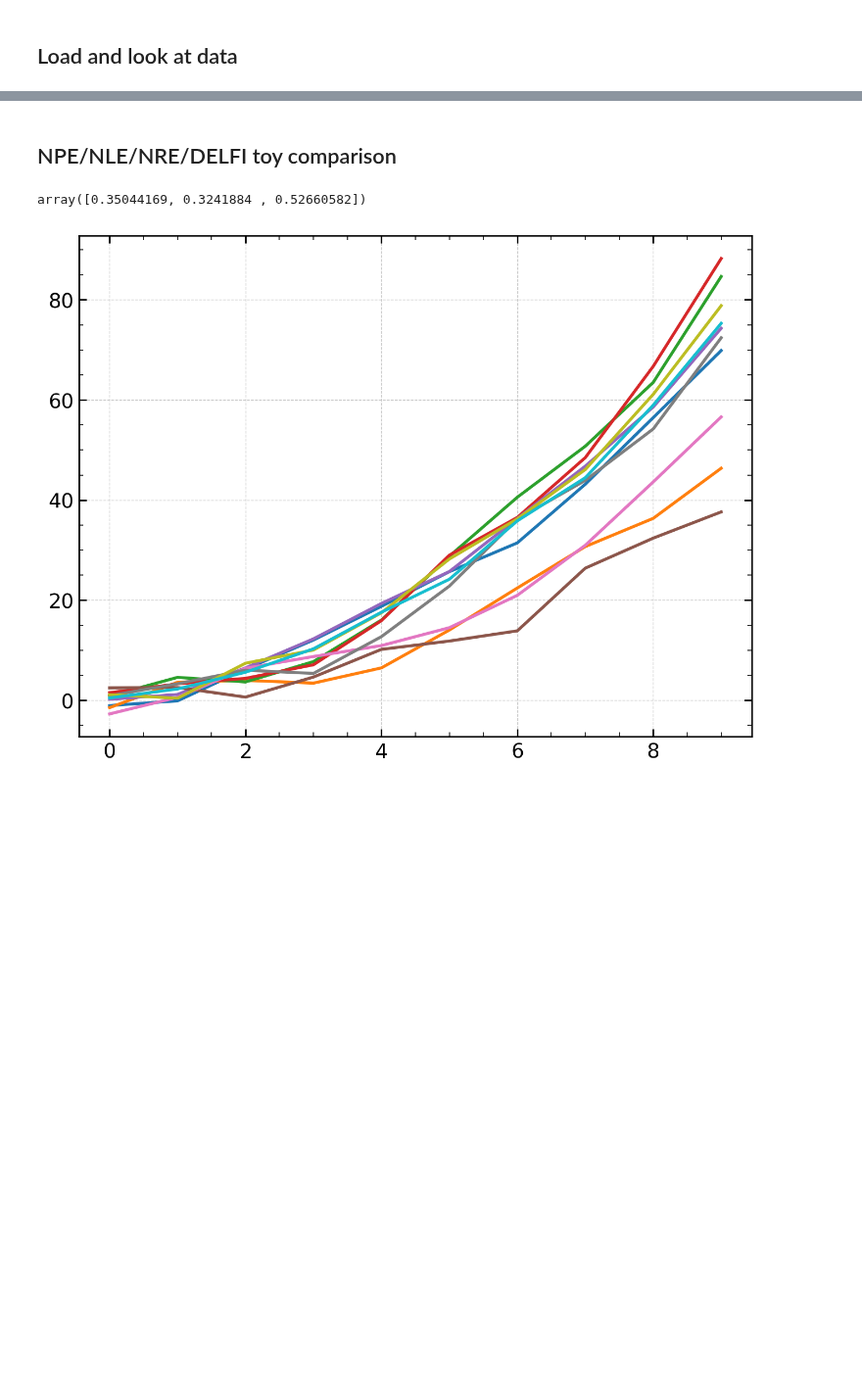
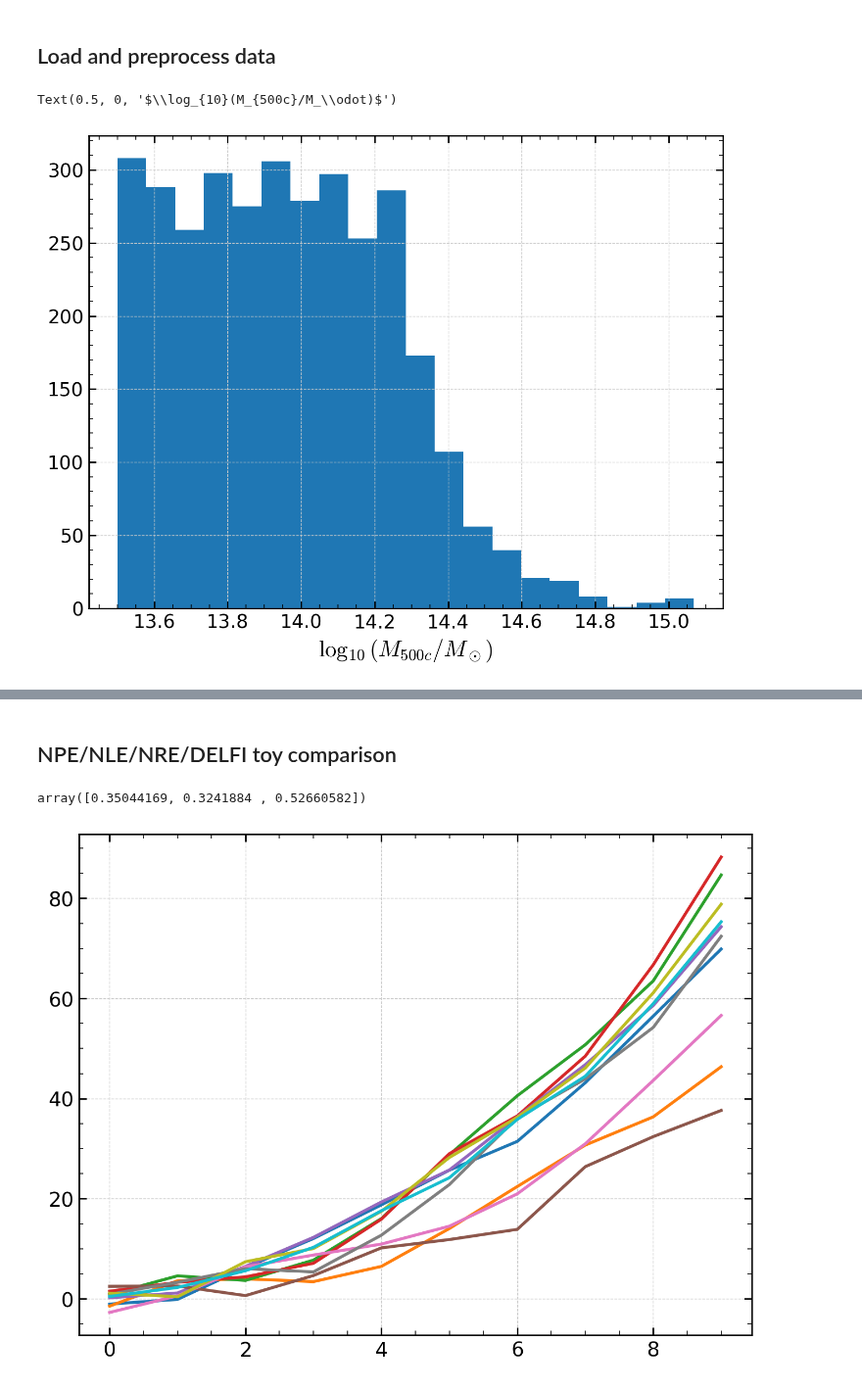
Before and after one commit to maho3/ltu-ili, a Jupyter notebook: paper/fig3.ipynb, the cells around one changed output, grey strips where cells are left out. Shown at 98% size. Cells and saved outputs as stored; diff of their text form; code cells hidden in the pictures; blank space fills up the shorter version.

```diff
--- a/paper/fig3.ipynb
+++ b/paper/fig3.ipynb
@@ -17,2 +24,2 @@ from ili.validation.runner import ValidationRunner
 # %% [markdown]
-## Load and look at data
+## Load and preprocess data
@@ -18,0 +41,10 @@ from ili.validation.runner import ValidationRunner
+# %%
+x, theta = np.load('x.npy'), np.load('theta.npy')
+# %%
+# theta histogram
+fig, ax = plt.subplots()
+ax.hist(theta, bins=20)
+ax.set_xlabel(r'$\log_{10}(M_{500c}/M_\odot)$')
+# %% [output]
+Text(0.5, 0, '$\\log_{10}(M_{500c}/M_\\odot)$')
+[figure, added]
```
Also changed, not shown: parts of 4 cells of this notebook, 8 other files.
